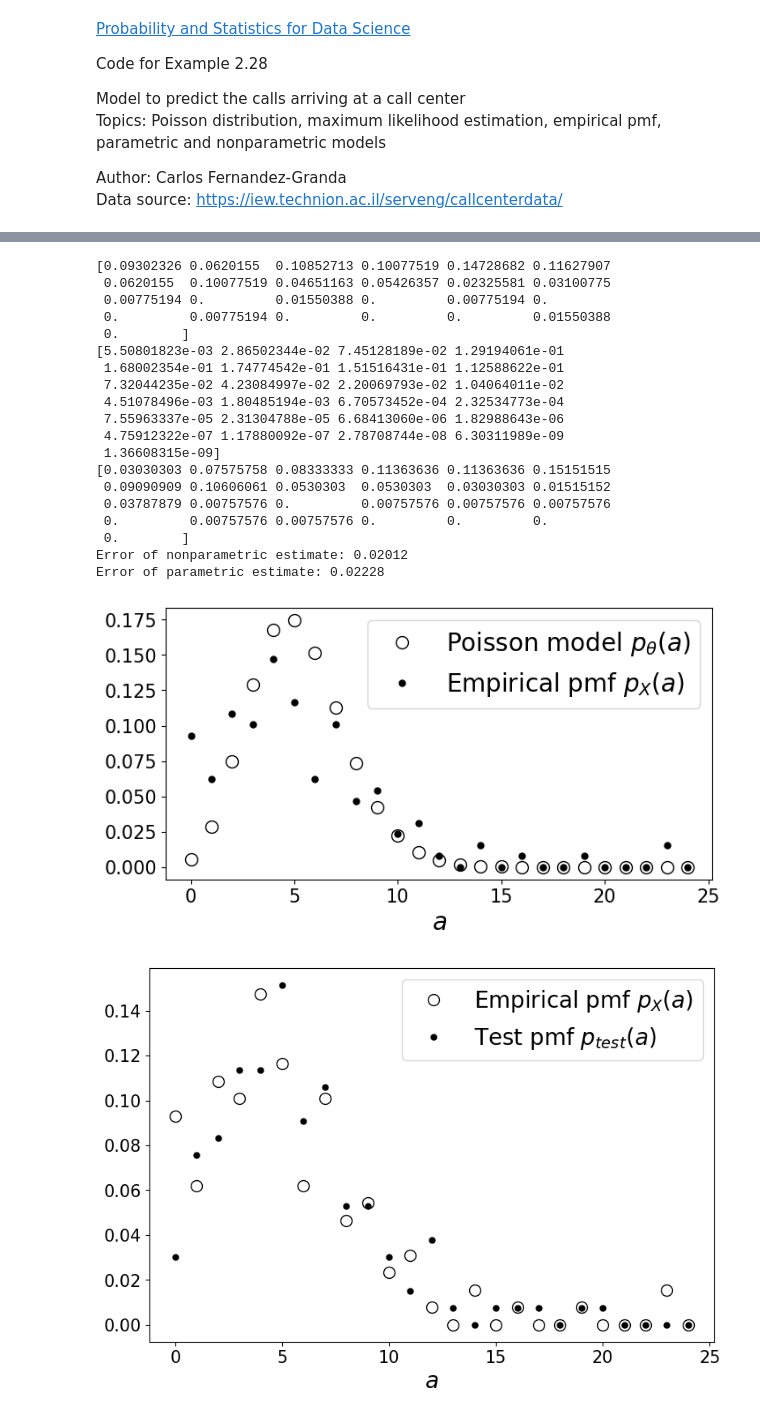
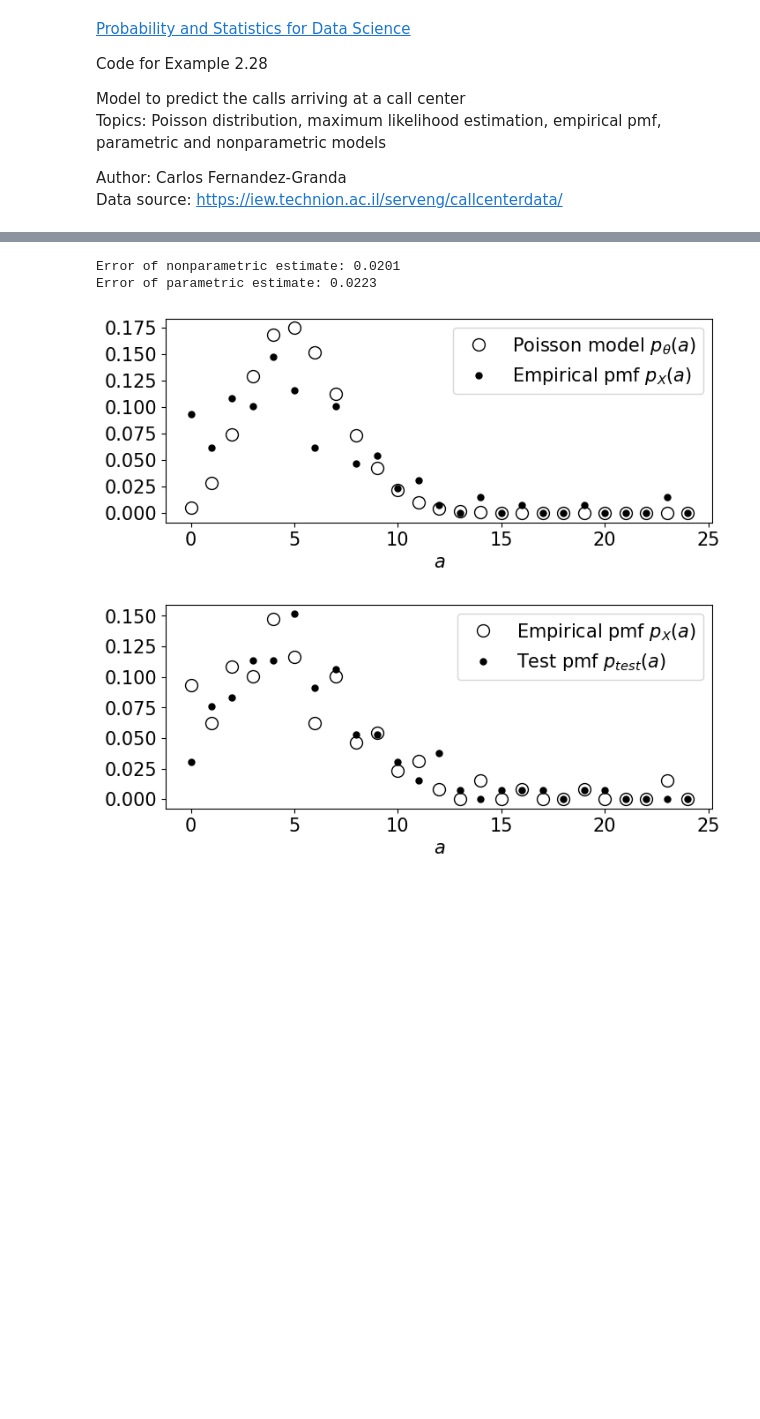
Before and after one commit to cfgranda/ps4ds, a Jupyter notebook: discrete_variables/call_center_parametric_vs_nonparametric_models.ipynb, the cells around one changed output, grey strips where cells are left out. Drawn from its saved outputs; the diff is of its cells as text; code cells hidden in the pictures; blank space fills up the shorter version.

```diff
--- a/discrete_variables/call_center_parametric_vs_nonparametric_models.ipynb
+++ b/discrete_variables/call_center_parametric_vs_nonparametric_models.ipynb
@@ -74,7 +53,8 @@ time_ini = 6
 time_end = 7
 verbose = False
 for month in months:
-    print(month)
     counts = compute_counts(time_ini,time_end,month,verbose)
-    print(counts)
-    print(sum(counts))
+    if verbose:
+        print(month)
+        print(counts)
+        print(sum(counts))
@@ -174,70 +125,47 @@ empirical_pmf_train = empirical_pmf(training_months, max_count,time_ini,time_end
 poisson_fit = poisson_model(training_months, max_count,time_ini,time_end,verbose)
 empirical_pmf_test = empirical_pmf(test_months, max_count,time_ini,time_end,verbose)
 
-print(empirical_pmf_train)
-print(poisson_fit)
-print(empirical_pmf_test)
-
-font_size = 20
-font_size_legend = 20
+font_size = 15
+font_size = 15
 font_size_ticks = 15
 
-plt.figure(figsize=(8,4))
+plt.figure(figsize=(8,3))
 plt.xticks(fontsize=font_size_ticks)
 plt.yticks(fontsize=font_size_ticks)
 plt.plot(range(max_count),poisson_fit,'o',markersize=10,markerfacecolor='white',markeredgecolor="black",
      label=r'Poisson model $p_{\theta}(a)$')
 plt.plot(range(max_count),empirical_pmf_train,'o',markersize=5,markerfacecolor='black',markeredgecolor="black",
      label=r'Empirical pmf $p_{X}(a)$')
-# plt.ylabel(r"$p_{X}(a)$",fontsize=font_size,labelpad = 10)
 plt.xlabel(r'$a$',fontsize=font_size)
-plt.legend(fontsize=font_size_legend)
+plt.legend(fontsize=font_size)
 
-plt.figure(figsize=(9,6))
+plt.figure(figsize=(8,3))
 plt.xticks(fontsize=font_size_ticks)
 plt.yticks(fontsize=font_size_ticks)
 plt.plot(range(max_count),empirical_pmf_train,'o',markersize=10,markerfacecolor='white',markeredgecolor="black",
      label=r'Empirical pmf $p_{X}(a)$')
 plt.plot(range(max_count),empirical_pmf_test,'o',markersize=5,markerfacecolor='black',markeredgecolor="black",
      label=r'Test pmf $p_{test}(a)$')
-# plt.ylabel(r"$p_{X}(a)$",fontsize=font_size,labelpad = 10)
 plt.xlabel(r'$a$',fontsize=font_size)
-plt.legend(fontsize=font_size_legend)
+plt.legend(fontsize=font_size)
 
-plt.figure(figsize=(9,6))
+plt.figure(figsize=(8,3))
 plt.xticks(fontsize=font_size_ticks)
 plt.yticks(fontsize=font_size_ticks)
 plt.plot(range(max_count),poisson_fit,'o',markersize=10,markerfacecolor='white',markeredgecolor="black",
      label=r'Poisson model $p_{\theta}(a)$')
 plt.plot(range(max_count),empirical_pmf_test,'o',markersize=5,markerfacecolor='black',markeredgecolor="black",
      label=r'Test pmf $p_{test}(a)$')
 # plt.ylabel(r"$p_{X}(a)$",fontsize=font_size,labelpad = 10)
 plt.xlabel(r'$a$',fontsize=font_size)
-plt.legend(fontsize=font_size_legend)
+plt.legend(fontsize=font_size)
 
 nonparametric_error = np.std(empirical_pmf_train - empirical_pmf_test)
 parametric_error = np.std(poisson_fit - empirical_pmf_test)
-print("Error of nonparametric estimate: {:0.5f}".format(nonparametric_error))
-print("Error of parametric estimate: {:0.5f}".format(parametric_error))
+print("Error of nonparametric estimate: {:0.4f}".format(nonparametric_error))
+print("Error of parametric estimate: {:0.4f}".format(parametric_error))
 # %% [output]
-[0.09302326 0.0620155  0.10852713 0.10077519 0.14728682 0.11627907
- 0.0620155  0.10077519 0.04651163 0.05426357 0.02325581 0.03100775
- 0.00775194 0.         0.01550388 0.         0.00775194 0.
- 0.         0.00775194 0.         0.         0.         0.01550388
- 0.        ]
-[5.50801823e-03 2.86502344e-02 7.45128189e-02 1.29194061e-01
- 1.68002354e-01 1.74774542e-01 1.51516431e-01 1.12588622e-01
- 7.32044235e-02 4.23084997e-02 2.20069793e-02 1.04064011e-02
- 4.51078496e-03 1.80485194e-03 6.70573452e-04 2.32534773e-04
- 7.55963337e-05 2.31304788e-05 6.68413060e-06 1.82988643e-06
- 4.75912322e-07 1.17880092e-07 2.78708744e-08 6.30311989e-09
- 1.36608315e-09]
-[0.03030303 0.07575758 0.08333333 0.11363636 0.11363636 0.15151515
- 0.09090909 0.10606061 0.0530303  0.0530303  0.03030303 0.01515152
- 0.03787879 0.00757576 0.         0.00757576 0.00757576 0.00757576
- 0.         0.00757576 0.00757576 0.         0.         0.
- 0.        ]
-Error of nonparametric estimate: 0.02012
-Error of parametric estimate: 0.02228
+Error of nonparametric estimate: 0.0201
+Error of parametric estimate: 0.0223
-[figure, old version]
+[figure, new version]
-[figure, old version]
+[figure, new version]
```
Also changed, not shown: parts of 6 cells of this notebook, 4 other files.
